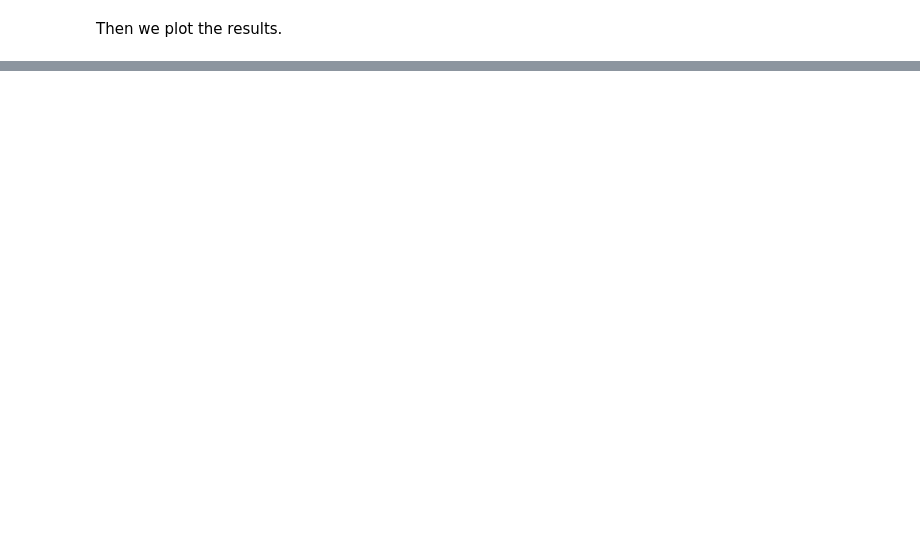
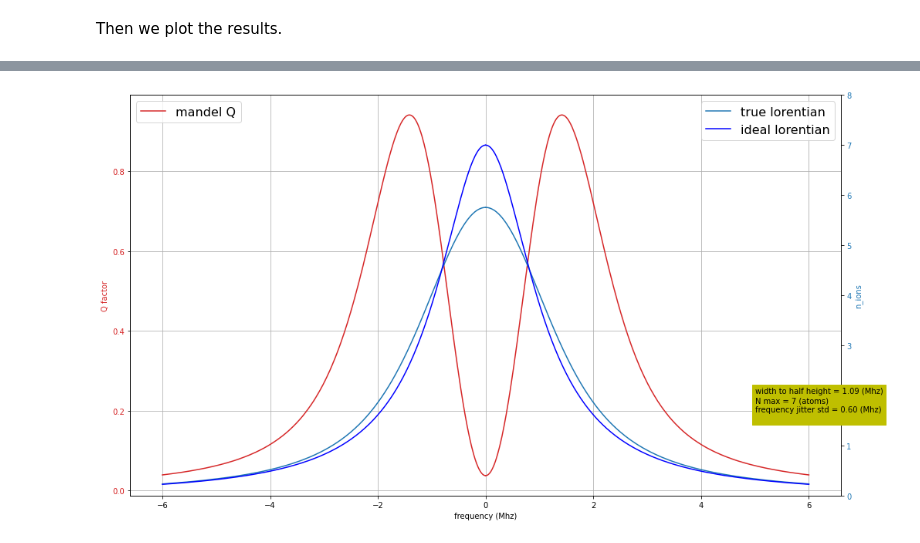
Before and after one commit to Valerio-Amico/Lab-Rydberg, a Jupyter notebook: Q_simulations/theoretical_approach.ipynb, the cells around one changed output, grey strips where cells are left out. Drawn from its saved outputs; the diff is of its cells as text; code cells hidden in the pictures; blank space fills up the shorter version.

```diff
--- a/Q_simulations/theoretical_approach.ipynb
+++ b/Q_simulations/theoretical_approach.ipynb
@@ -135,3 +154,11 @@ for f0 in f0_vals:
+# %%
+nome="freq_jitter02"
+f=open("dati/"+nome,"w")
+
+f.write("#n_max:%.4f g:%.4f f_std:%.4f\n" %(n_max, g, f_std))
+for i in range(len(f0_vals)):
+    f.write("%.5f %.5f %.5f\n" %(f0_vals[i], Q[i], n_means[i]))
+f.close()
 # %% [markdown]
 Then we plot the results.
 # %%
@@ -173,0 +335,40 @@ plt.show()
+# %%
+y=lorentian(f0_vals,n_max,g)
+
+fig, ax1 = plt.subplots(figsize=(14, 8))
+
+color = 'tab:red'
+ax1.set_xlabel('frequency (Mhz)')
+ax1.set_ylabel('Q factor', color=color)
+ax1.plot(f0_vals, Q, "-", color=color, label="mandel Q")
+ax1.plot(-f0_vals, Q, "-", color=color)
+ax1.tick_params(axis='y', labelcolor=color)
+ax1.set_ylim([min(Q)-0.05,max(Q)+0.05])
+
+ax2 = ax1.twinx()  # instantiate a second axes that shares the same x-axis
+
+color = 'tab:blue'
+ax2.set_ylabel('n_ions', color=color)  # we already handled the x-label with ax1
+ax2.plot(f0_vals, n_means, "-", color=color, label="true lorentian")
+ax2.plot(-f0_vals, n_means, "-", color=color)
+ax2.tick_params(axis='y', labelcolor=color)
+ax2.set_ylim([0,n_max+1])
+
+fig.tight_layout()  # otherwise the right y-label is slightly clipped
+ax1.grid()
+
+plt.plot(f0_vals, y, c="b", label="ideal lorentian")
+plt.plot(-f0_vals, y, c="b")
+ax1.legend(loc=2, fontsize=16)
+ax2.legend(loc=1, fontsize=16)
+
+text=""
+text=text+"width to half height = %.2f (Mhz)\n" %g
+text=text+"N max = %d (atoms)\n" %n_max
+text=text+"frequency jitter std = %.2f (Mhz)\n" %f_std
+
+ax2.text(x=5,y=1.5,s=text,backgroundcolor="y")
+
+plt.show()
+# %% [output]
+[figure, added]
```
Also changed, not shown: parts of 13 cells of this notebook, 5 other files.
